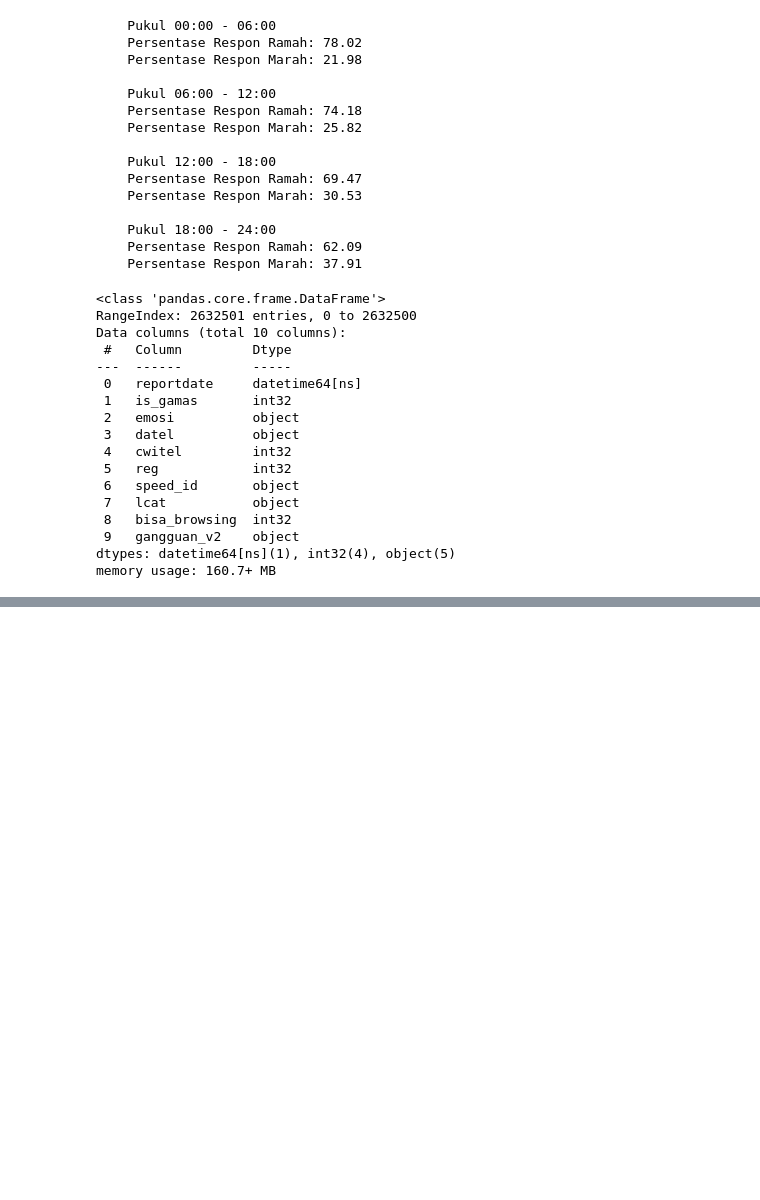
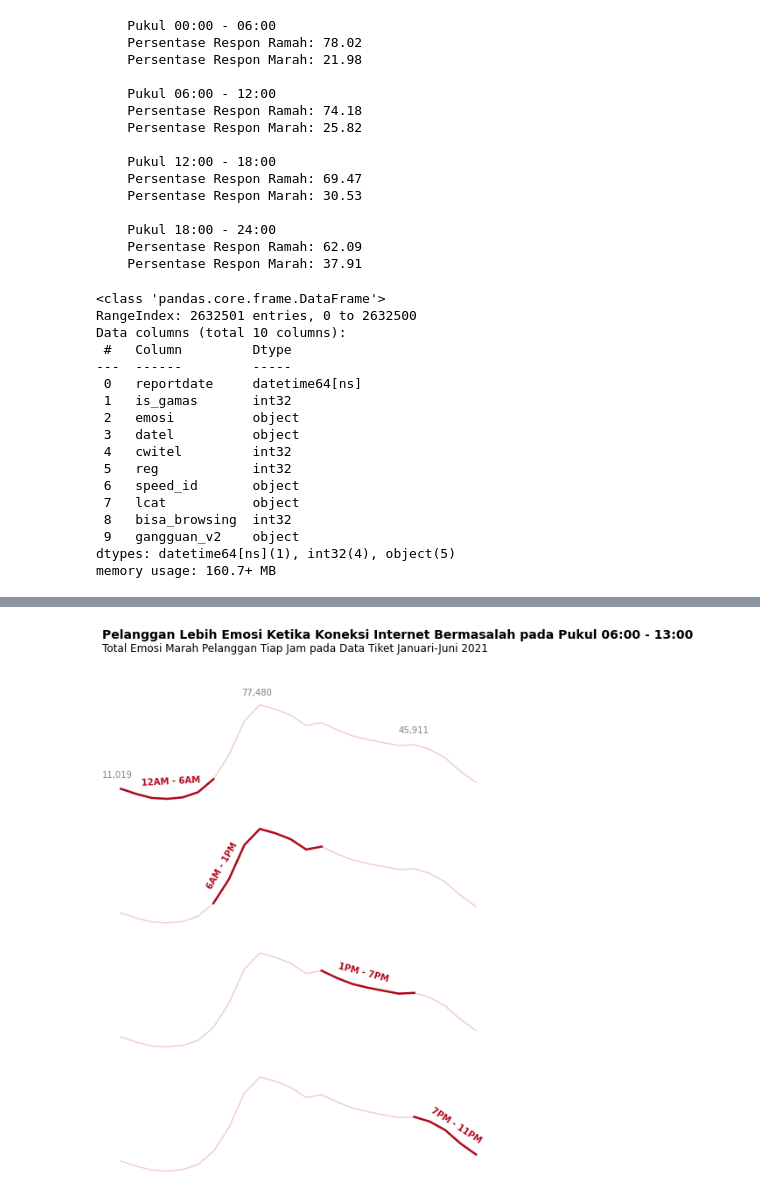
Before and after one commit to jafar-shodiq/complete-proj, a Jupyter notebook: 2021/07/internship-telkom-data-scientist/ticket/notebook02.ipynb, the cells around one changed output, grey strips where cells are left out. Drawn from its saved outputs; the diff is of its cells as text; code cells hidden in the pictures; blank space fills up the shorter version.

```diff
--- a/2021/07/internship-telkom-data-scientist/ticket/notebook02.ipynb
+++ b/2021/07/internship-telkom-data-scientist/ticket/notebook02.ipynb
@@ -995,0 +1137,4 @@ df2.to_feather('D:/big-datasets/internship-telkom/eda-tiket-no-missing.ftr')
+# %%
+generator = emosi_summary_gangguan(thn=2021, bln=1, cw=16)
+for i in generator:
+    print(i)
@@ -995,0 +1194,4 @@ df2.to_feather('D:/big-datasets/internship-telkom/eda-tiket-no-missing.ftr')
+# %%
+generator = emosi_summary_jam(thn=2021, bln=1, cw=16)
+for i in generator:
+    print(i)
@@ -995,0 +1214,8 @@ df2.to_feather('D:/big-datasets/internship-telkom/eda-tiket-no-missing.ftr')
+# %%
+hour_marah = {}
+
+for i in range (0, 24):
+    if i not in hour_marah:
+        hour_marah[i] = len(df2[(df2['emosi'] == 'Marah') & (df2['reportdate'].dt.hour == i)])
+    else:
+        hour_marah[i] += len(df2[(df2['emosi'] == 'Marah') & (df2['reportdate'].dt.hour == i)])
@@ -995,0 +1242,3 @@ df2.to_feather('D:/big-datasets/internship-telkom/eda-tiket-no-missing.ftr')
+# %%
+plot = pd.DataFrame(list(hour_marah.items()), columns = ['hour', 'marah_count'])
+plot
@@ -995,0 +1263,37 @@ df2.to_feather('D:/big-datasets/internship-telkom/eda-tiket-no-missing.ftr')
+# %%
+fig, ax = plt.subplots(nrows=4, ncols=1, figsize=(8, 10))
+for i in range(4):
+    ax[i].plot(plot['hour'], plot['marah_count'], color='#af0b1e', alpha=0.2)
+    ax[i].set_xticklabels([])
+    ax[i].set_yticklabels([])
+    ax[i].tick_params(bottom=False, left=False)
+
+    for loc in ['top', 'right', 'bottom', 'left']:
+        ax[i].spines[loc].set_visible(False)
+
+
+# Title
+ax[0].text(x=-1.2, y=130000, s='Pelanggan Lebih Emosi Ketika Koneksi Internet Bermasalah pada Pukul 06:00 - 13:00', size=14, weight='bold')
+ax[0].text(x=-1.2, y=120000, s='Total Emosi Marah Pelanggan Tiap Jam pada Data Tiket Januari-Juni 2021', size=12)
+
+# Highlight plot
+ax[0].plot(plot['hour'][0:7], plot['marah_count'][0:7], color='#af0b1e', linewidth=2.5) # hour 0-6
+ax[1].plot(plot['hour'][6:14], plot['marah_count'][6:14], color='#af0b1e', linewidth=2.5) # hour 7-13
+ax[2].plot(plot['hour'][13:20], plot['marah_count'][13:20], color='#af0b1e', linewidth=2.5) # hour 13-19
+ax[3].plot(plot['hour'][19:24], plot['marah_count'][19:24], color='#af0b1e', linewidth=2.5) # hour 19-23
+
+# Y ticks
+ax[0].text(x=-1.2, y=20000, s='11,019', alpha=0.5)
+ax[0].text(x=7.8, y=85000, s='77,480', alpha=0.5)
+ax[0].text(x=18, y=55000, s='45,911', alpha=0.5)
+
+# X ticks
+ax[0].text(x=1.3, y=14000, s='12AM - 6AM', color='#af0b1e', weight='bold', rotation=3)
+ax[1].text(x=5.5, y=30000, s='6AM - 1PM', color='#af0b1e', weight='bold', rotation=60)
+ax[2].text(x=14, y=55000, s='1PM - 7PM', color='#af0b1e', weight='bold', rotation=-15)
+ax[3].text(x=20, y=25000, s='7PM - 11PM', color='#af0b1e', weight='bold', rotation=-33)
+
+
+plt.show()
+# %% [output]
+[figure, added]
```
Also changed, not shown: parts of 36 cells of this notebook, 2 other files.
